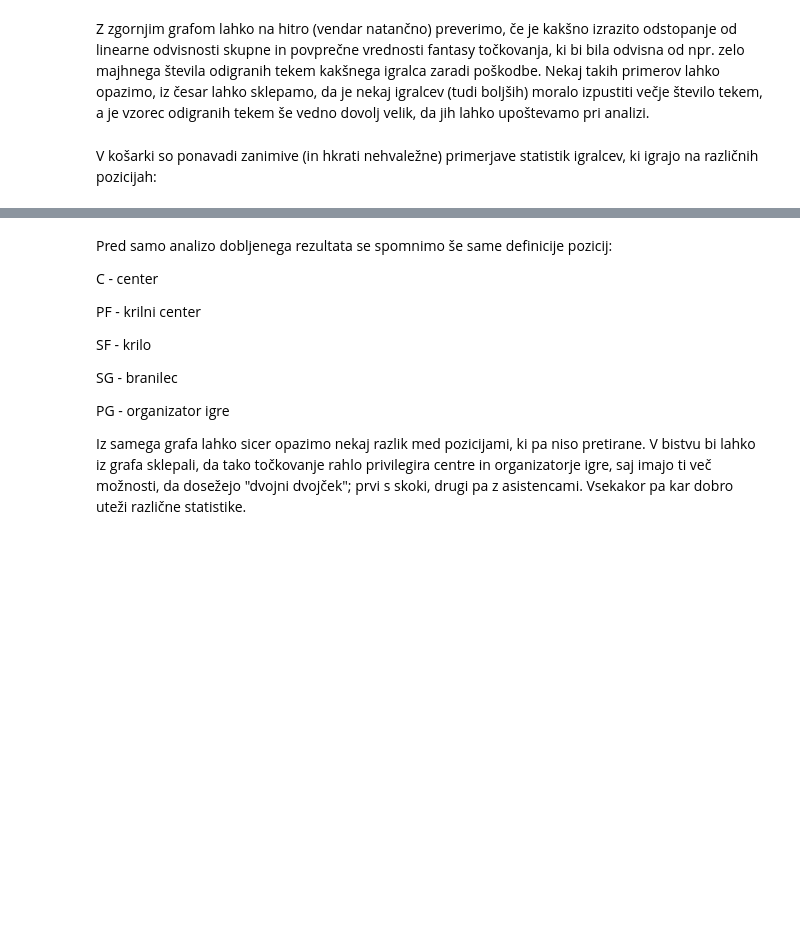
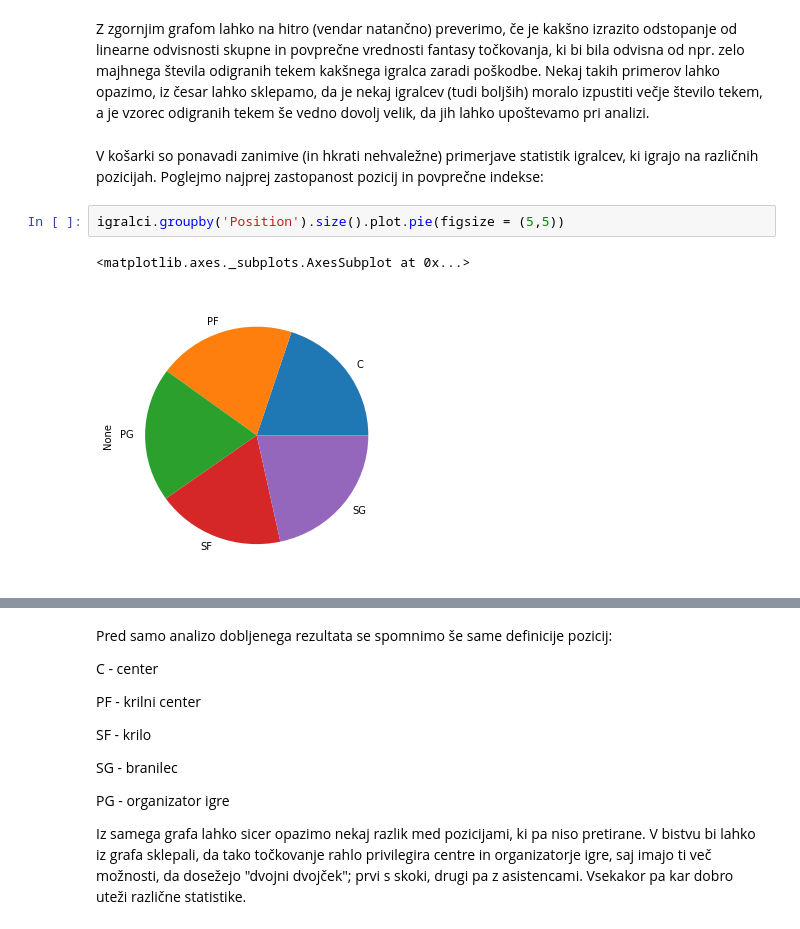
Before and after one commit to andrazdeluisa/projekt_PROG1, a Jupyter notebook: projekt.ipynb, the cells around one changed output, grey strips where cells are left out. Cells and saved outputs as stored; diff of their text form; blank space fills up the shorter version.

```diff
--- a/projekt.ipynb
+++ b/projekt.ipynb
@@ -55,5 +153,10 @@ igralci.plot.scatter('FANTASY_AVG', 'FANTASY_TOT')
 # %% [markdown]
 Z zgornjim grafom lahko na hitro (vendar natančno) preverimo, če je kakšno izrazito odstopanje od linearne odvisnosti skupne in povprečne vrednosti fantasy točkovanja, ki bi bila odvisna od npr. zelo majhnega števila odigranih tekem kakšnega igralca zaradi poškodbe. Nekaj takih primerov lahko opazimo, iz česar lahko sklepamo, da je nekaj igralcev (tudi boljših) moralo izpustiti večje število tekem, a je vzorec odigranih tekem še vedno dovolj velik, da jih lahko upoštevamo pri analizi.
 # %% [markdown]
-V košarki so ponavadi zanimive (in hkrati nehvaležne) primerjave statistik igralcev, ki igrajo na različnih pozicijah:
+V košarki so ponavadi zanimive (in hkrati nehvaležne) primerjave statistik igralcev, ki igrajo na različnih pozicijah. Poglejmo najprej zastopanost pozicij in povprečne indekse:
+# %%
+igralci.groupby('Position').size().plot.pie(figsize = (5,5))
+# %% [output]
+<matplotlib.axes._subplots.AxesSubplot at 0x...>
+[figure, added]
 # %%
```
Also changed, not shown: parts of 38 cells of this notebook.
